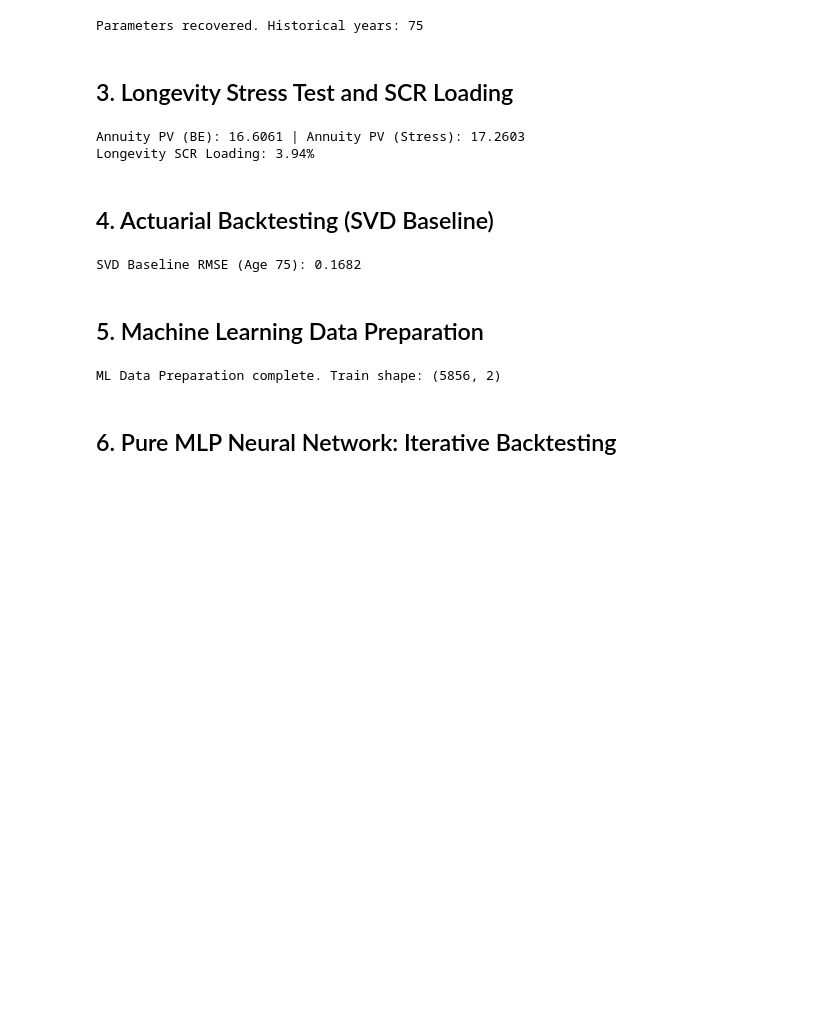
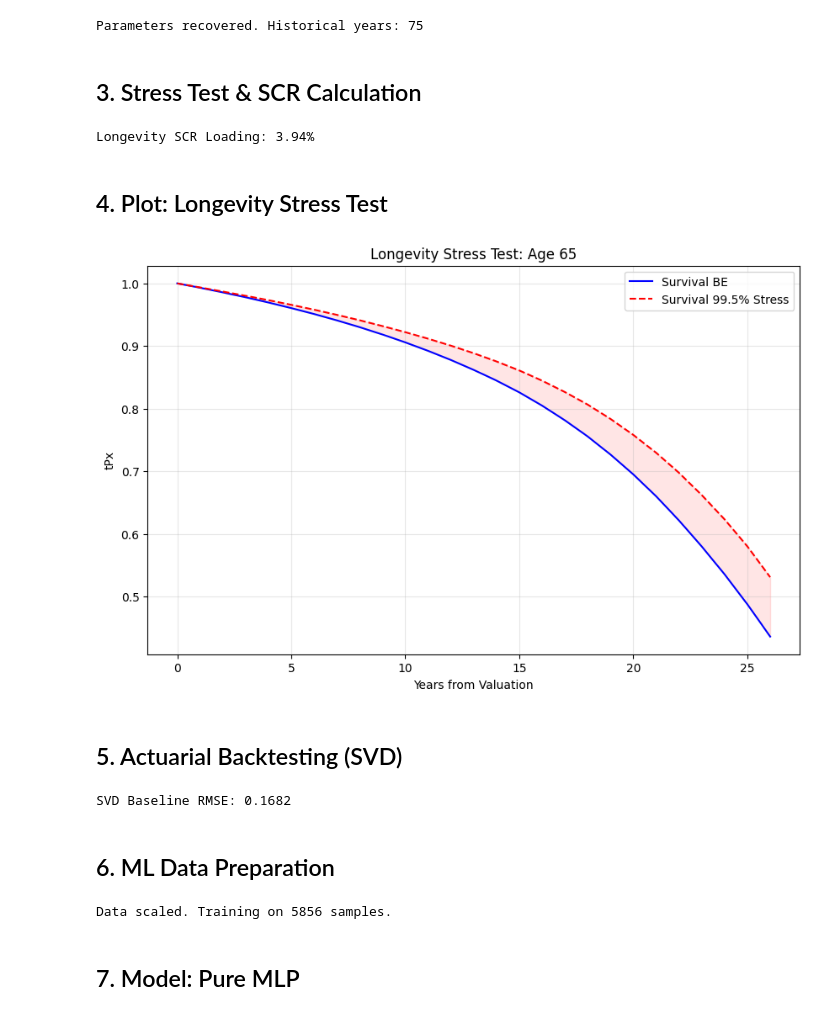
Before and after one commit to davide-rindori/Actuarial-DS-Portfolio, a Jupyter notebook: 03_Stochastic_Mortality_Modeling/notebooks/03_longevity_stress_testing.ipynb, the cells around one changed output. Saved outputs shown, nothing was run; the diff lists cells and outputs as text; code cells hidden in the pictures; blank space fills up the shorter version.

```diff
--- a/03_Stochastic_Mortality_Modeling/notebooks/03_longevity_stress_testing.ipynb
+++ b/03_Stochastic_Mortality_Modeling/notebooks/03_longevity_stress_testing.ipynb
@@ -85,7 +93,7 @@ print(f"Parameters recovered. Historical years: {len(years)}")
 # %% [output]
 Parameters recovered. Historical years: 75
 # %% [markdown]
-## 3. Longevity Stress Test and SCR Loading
+## 3. Stress Test & SCR Calculation
 # %%
 kt_be = kt_forecast[:time_horizon]
 kt_stress = np.percentile(simulations, 0.5, axis=0)[:time_horizon]
@@ -109,13 +117,26 @@ pv_be = compute_annuity_pv(surv_be, df_factors)
 pv_stress = compute_annuity_pv(surv_stress, df_factors)
 scr_loading = (pv_stress - pv_be) / pv_be * 100
 
-print(f"Annuity PV (BE): {pv_be:.4f} | Annuity PV (Stress): {pv_stress:.4f}")
 print(f"Longevity SCR Loading: {scr_loading:.2f}%")
 # %% [output]
-Annuity PV (BE): 16.6061 | Annuity PV (Stress): 17.2603
 Longevity SCR Loading: 3.94%
+# %% [markdown]
+## 4. Plot: Longevity Stress Test
+# %%
+plt.figure(figsize=(10, 6))
+plt.plot(np.arange(len(surv_be)), surv_be, label='Survival BE', color='blue')
+plt.plot(np.arange(len(surv_stress)), surv_stress, 'r--', label='Survival 99.5% Stress')
+plt.fill_between(np.arange(len(surv_be)), surv_be, surv_stress, color='red', alpha=0.1)
+
+plt.title(f'Longevity Stress Test: Age {valuation_age}')
+plt.xlabel('Years from Valuation'); plt.ylabel('tPx')
+plt.grid(alpha=0.3); plt.legend()
+plt.savefig('../reports/figures/08_longevity_stress_test.png', dpi=300)
+plt.show()
+# %% [output]
+[figure, added]
 # %% [markdown]
-## 4. Actuarial Backtesting (SVD Baseline)
+## 5. Actuarial Backtesting (SVD)
 # %%
 split_year = 2010
 train_matrix = log_mx.loc[:, :split_year]
@@ -137,30 +158,27 @@ actual_log_mx = test_matrix.loc[age_sample, :].values
 pred_log_mx = alpha_train[age_sample] + bx_train[age_sample] * kt_pred
 
 rmse = np.sqrt(np.mean((actual_log_mx - pred_log_mx)**2))
-print(f"SVD Baseline RMSE (Age {age_sample}): {rmse:.4f}")
+print(f"SVD Baseline RMSE: {rmse:.4f}")
 # %% [output]
-SVD Baseline RMSE (Age 75): 0.1682
+SVD Baseline RMSE: 0.1682
 # %% [markdown]
-## 5. Machine Learning Data Preparation
+## 6. ML Data Preparation
 # %%
 from sklearn.preprocessing import StandardScaler
 
-# --- 1. Filter data for Training (up to 2010) ---
 train_df = df_clean[df_clean['Year'] <= 2010].copy()
 X_train = train_df[['Age', 'Year']].values
 y_train = np.log(train_df['Total'].values)
 
-# --- 2. Scaling features (Crucial for Neural Networks) ---
 scaler = StandardScaler()
 X_train_scaled = scaler.fit_transform(X_train)
 
-# --- 3. Prepare Test Features for Age 75 (2011-2024) ---
 X_test_age75 = np.array([[age_sample, y] for y in test_years])
 X_test_scaled = scaler.transform(X_test_age75)
 
-print(f"ML Data Preparation complete. Train shape: {X_train_scaled.shape}")
+print(f"Data scaled. Training on {len(X_train_scaled)} samples.")
 # %% [output]
-ML Data Preparation complete. Train shape: (5856, 2)
+Data scaled. Training on 5856 samples.
 # %% [markdown]
-## 6. Pure MLP Neural Network: Iterative Backtesting
+## 7. Model: Pure MLP
 # %%
```
Also changed, not shown: parts of 11 cells of this notebook, 4 other files.
